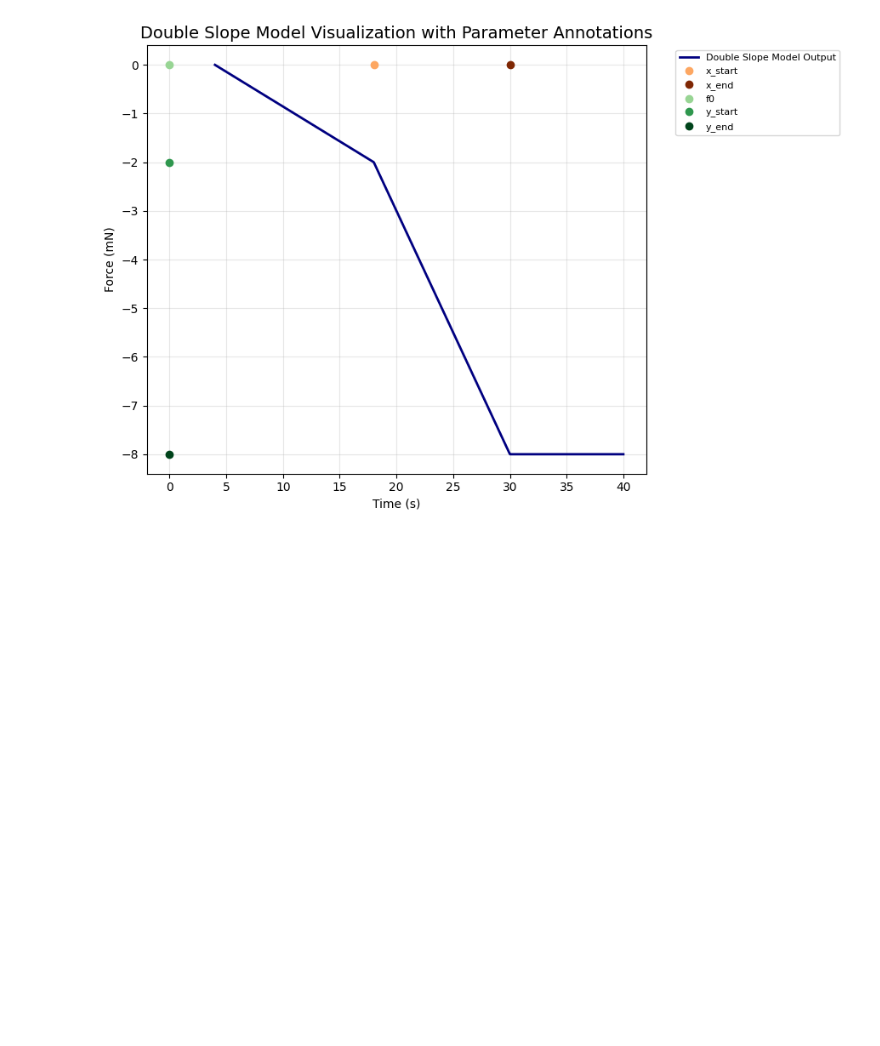
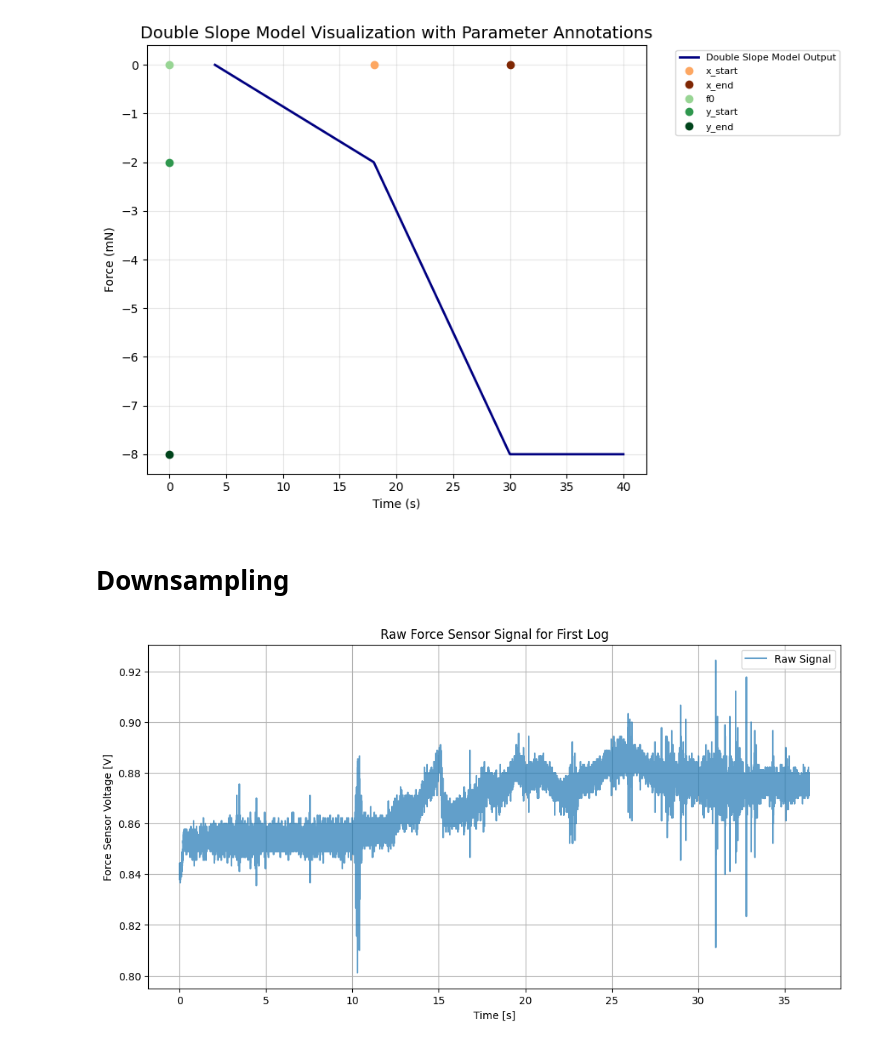
Before and after one commit to oskarboesch/TREX-Semester-Project, a Jupyter notebook: notebooks/data_anaylsis.ipynb, the cells around one changed output. Cells and saved outputs as stored; diff of their text form; code cells hidden in the pictures; blank space fills up the shorter version.

```diff
--- a/notebooks/data_anaylsis.ipynb
+++ b/notebooks/data_anaylsis.ipynb
@@ -284,3 +284,17 @@ plt.tight_layout()
 plt.show()
 # %% [output]
 [figure]
+# %% [markdown]
+# Downsampling
+# %%
+# plot raw signal of first log
+plt.figure(figsize=(12, 6))
+plt.plot(logs[0]['timestamps'], logs[0]['force_sensor_v'], label='Raw Signal', alpha=0.7)
+plt.title('Raw Force Sensor Signal for First Log')
+plt.xlabel('Time [s]')
+plt.ylabel('Force Sensor Voltage [V]')
+plt.grid()
+plt.legend()
+plt.show()
+# %% [output]
+[figure, added]
```
Also changed, not shown: parts of 11 cells of this notebook, 28 other files.
